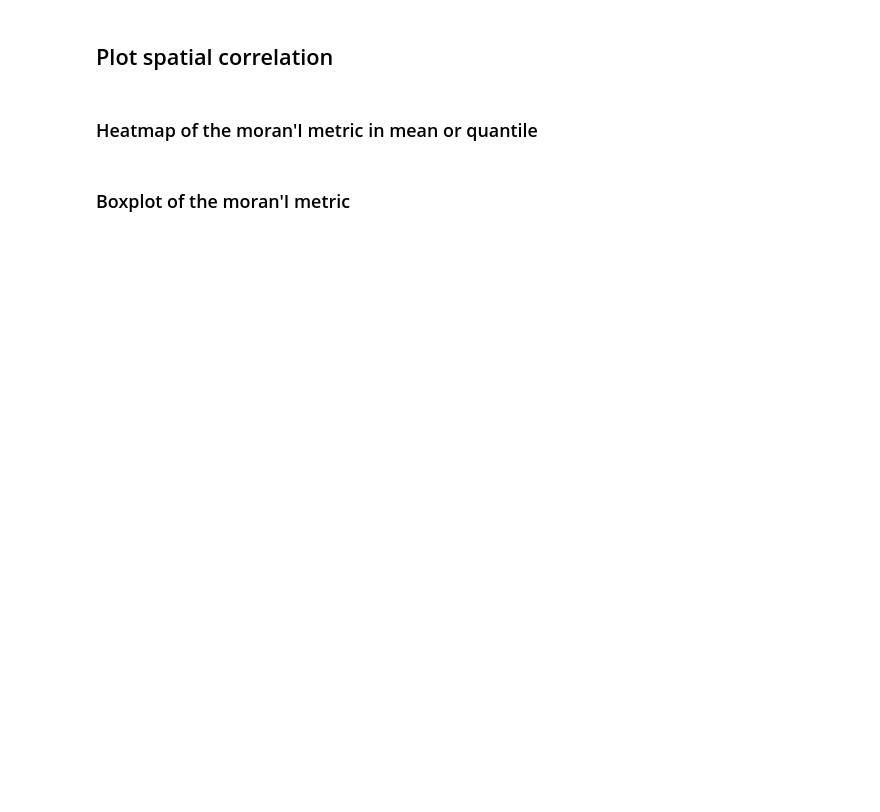
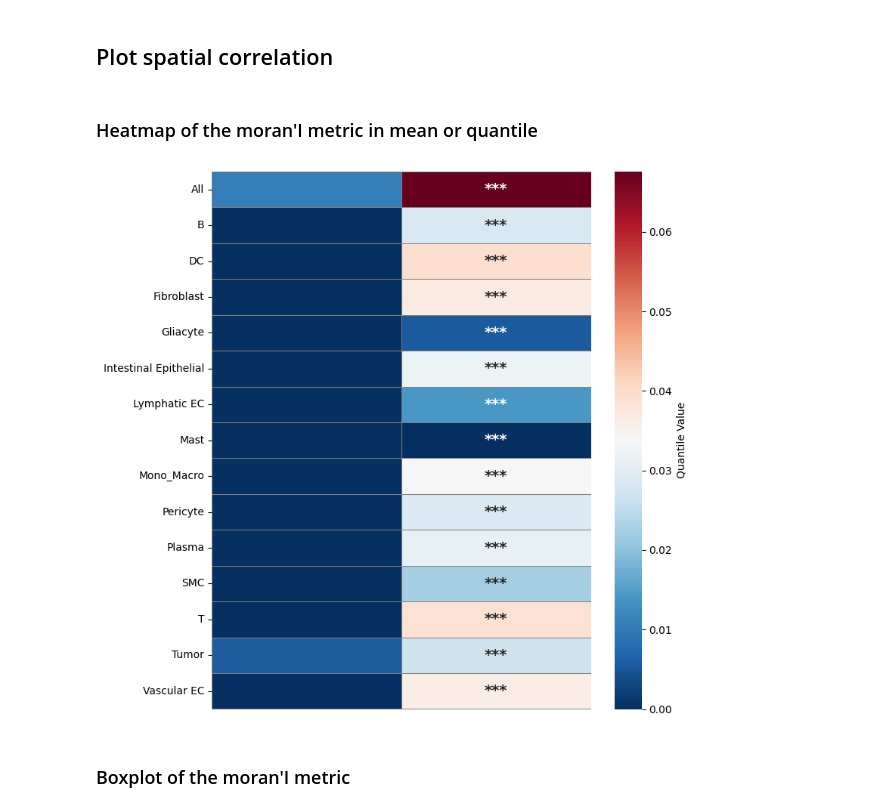
Before and after one commit to wuys13/REVISE, a Jupyter notebook: reproduce/case/VisiumHD_sp_SVC.ipynb, the cells around one changed output. Saved outputs shown, nothing was run; the diff lists cells and outputs as text; code cells hidden in the pictures; blank space fills up the shorter version.

```diff
--- a/reproduce/case/VisiumHD_sp_SVC.ipynb
+++ b/reproduce/case/VisiumHD_sp_SVC.ipynb
@@ -172,10 +195,9 @@ cell_type_col = "Level1"
 sample_size = 30000
 
 raw_data_path = "../../raw_data/Real_application"
-svc_data_path = "../../output/sp_SVC_case"
+svc_data_path = "../../results/sp_SVC_case"
 
-save_dir = "results/sp_SVC_case"
-save_dir = "../../output/sp_SVC_analysis"
+save_dir = "../../output/sp_SVC_case"
 # %% [markdown]
 ## Input And Cache Checks
 
@@ -240,15 +271,16 @@ cell_type_col = "Level1"
 # %%
 all_metric_dfs = []
 
+# patient_ids = ["P1CRC", "P2CRC", "P5CRC", "P3NAT", "P5NAT"]
 for patient_id in tqdm(patient_ids):
-    original_metric_df = pd.read_csv(f"../../output/sp_SVC_analysis/{patient_id}_{data_type}/original/metric.csv")
+    original_metric_df = pd.read_csv(f"../../output/sp_SVC_case/{patient_id}_{data_type}/original/metric.csv")
     select_res = original_metric_df.loc[original_metric_df['ARI'].idxmax(), "resolution"]
     print(patient_id, select_res)
 
     original_metric_df = original_metric_df[original_metric_df['resolution'] == select_res]
     original_metric_df['data_class'] = "Original"
 
-    sp_SVC_metric_df = pd.read_csv(f"../../output/sp_SVC_analysis/{patient_id}_{data_type}/sp_SVC/metric.csv")
+    sp_SVC_metric_df = pd.read_csv(f"../../output/sp_SVC_case/{patient_id}_{data_type}/sp_SVC/metric.csv")
     sp_SVC_metric_df = sp_SVC_metric_df[sp_SVC_metric_df['resolution'] == select_res]
     sp_SVC_metric_df['data_class'] = "sp_SVC"
 
@@ -403,21 +443,23 @@ def plot_compare_spatial_autocorr_heatmap(df_sp_svc, df_original, save_dir, mode
 # %%
 data_type = "HD"
 mode = "moran"
 patient_ids = ["P1CRC"]
 
-save_dir = f"../../output/sp_SVC_analysis/{patient_id}_{data_type}"
+save_dir = f"../../output/sp_SVC_case/{patient_id}_{data_type}"
 for patient_id in tqdm(patient_ids, desc = "patient_id"):
 
     moranI_sp_file = f"{save_dir}/original/{mode}_autocorr.csv"
     moranI_sp = pd.read_csv(moranI_sp_file, index_col = 0)
     moranI_sp.columns = moranI_sp.columns.str.replace("/", "_")
     # moranI_sp
     moranI_sp_svc_file = f"{save_dir}/sp_SVC/{mode}_autocorr.csv"
     moranI_sp_svc = pd.read_csv(moranI_sp_svc_file, index_col = 0)
     # moranI_sp_svc
 
     plot_compare_spatial_autocorr_heatmap(moranI_sp_svc, moranI_sp, save_dir, mode="moran",
                                          statistic="quantile", quantile=0.75, cmap="RdBu_r")
+# %% [output]
+[figure, added]
 # %% [markdown]
 ### Boxplot of the moran'I metric
 # %%
```
Also changed, not shown: parts of 17 cells of this notebook, 19 other files.
